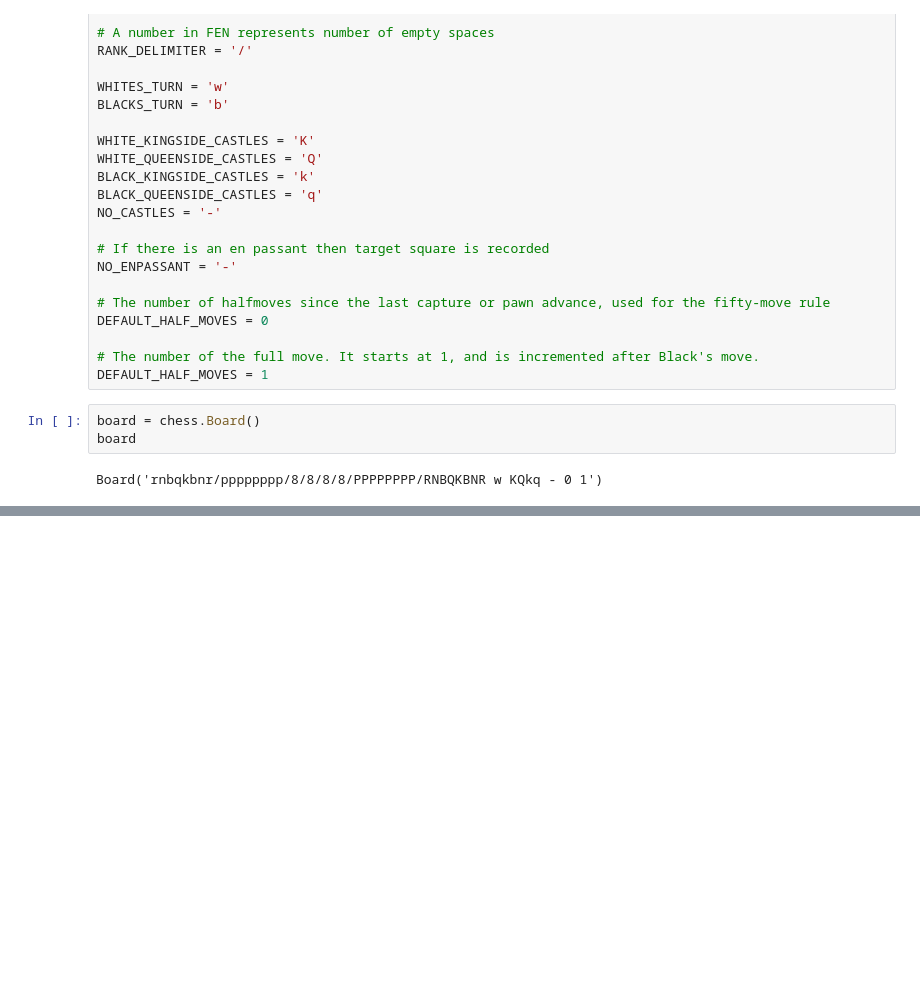
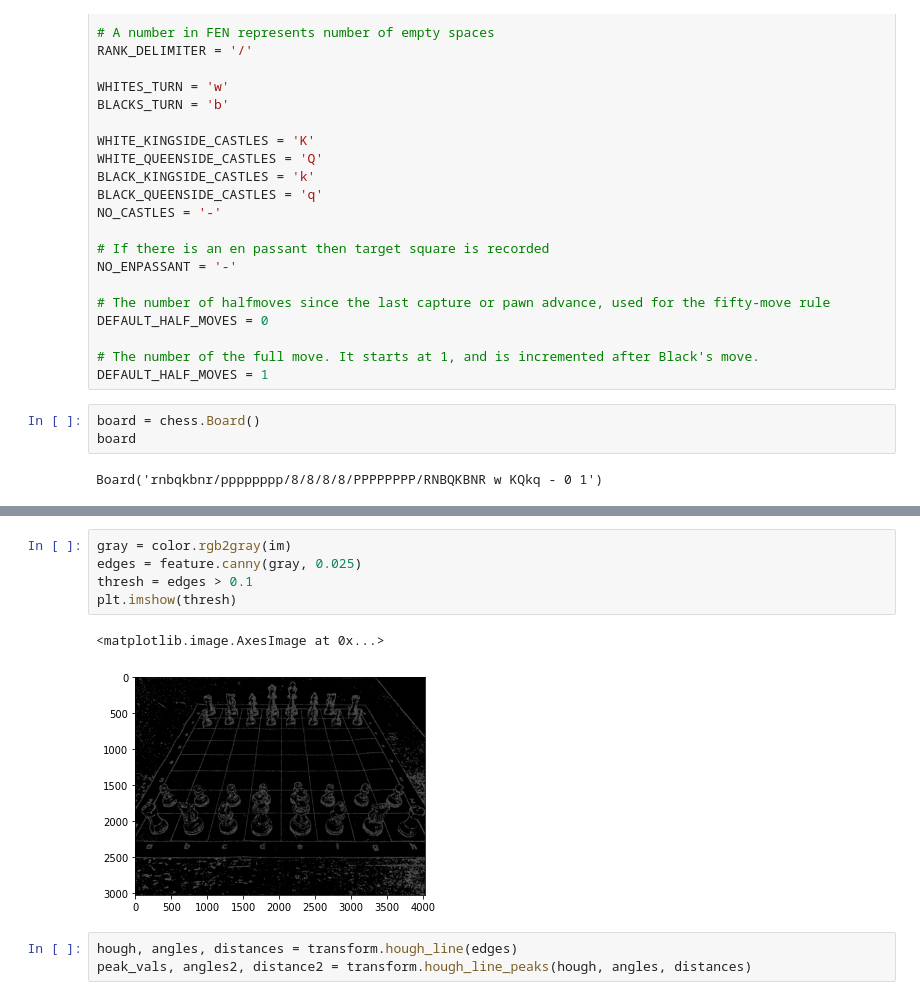
Before and after one commit to tniyer2/chess_image_detection, a Jupyter notebook: chess_detection.ipynb, the cells around one changed output, grey strips where cells are left out. Drawn from its saved outputs; the diff is of its cells as text; blank space fills up the shorter version.

Commit message:
Edge Detection and Line Detection

```diff
--- a/chess_detection.ipynb
+++ b/chess_detection.ipynb
@@ -75,0 +79,11 @@ Board('rnbqkbnr/pppppppp/8/8/8/8/PPPPPPPP/RNBQKBNR w KQkq - 0 1')
+# %%
+gray = color.rgb2gray(im)
+edges = feature.canny(gray, 0.025)
+thresh = edges > 0.1
+plt.imshow(thresh)
+# %% [output]
+<matplotlib.image.AxesImage at 0x...>
+[figure, added]
+# %%
+hough, angles, distances = transform.hough_line(edges)
+peak_vals, angles2, distance2 = transform.hough_line_peaks(hough, angles, distances)
```
Also changed, not shown: parts of 4 cells of this notebook, 1 other file.
